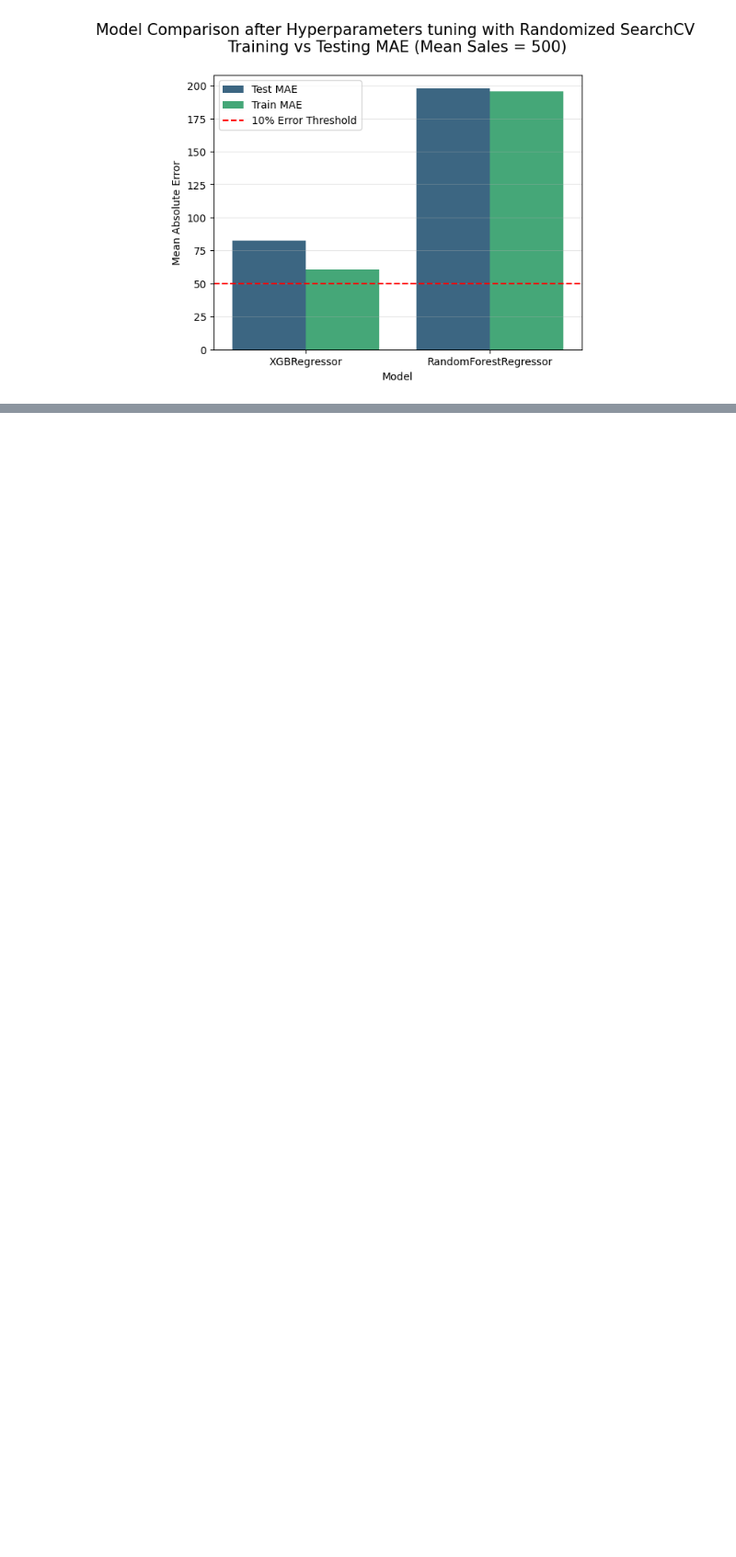
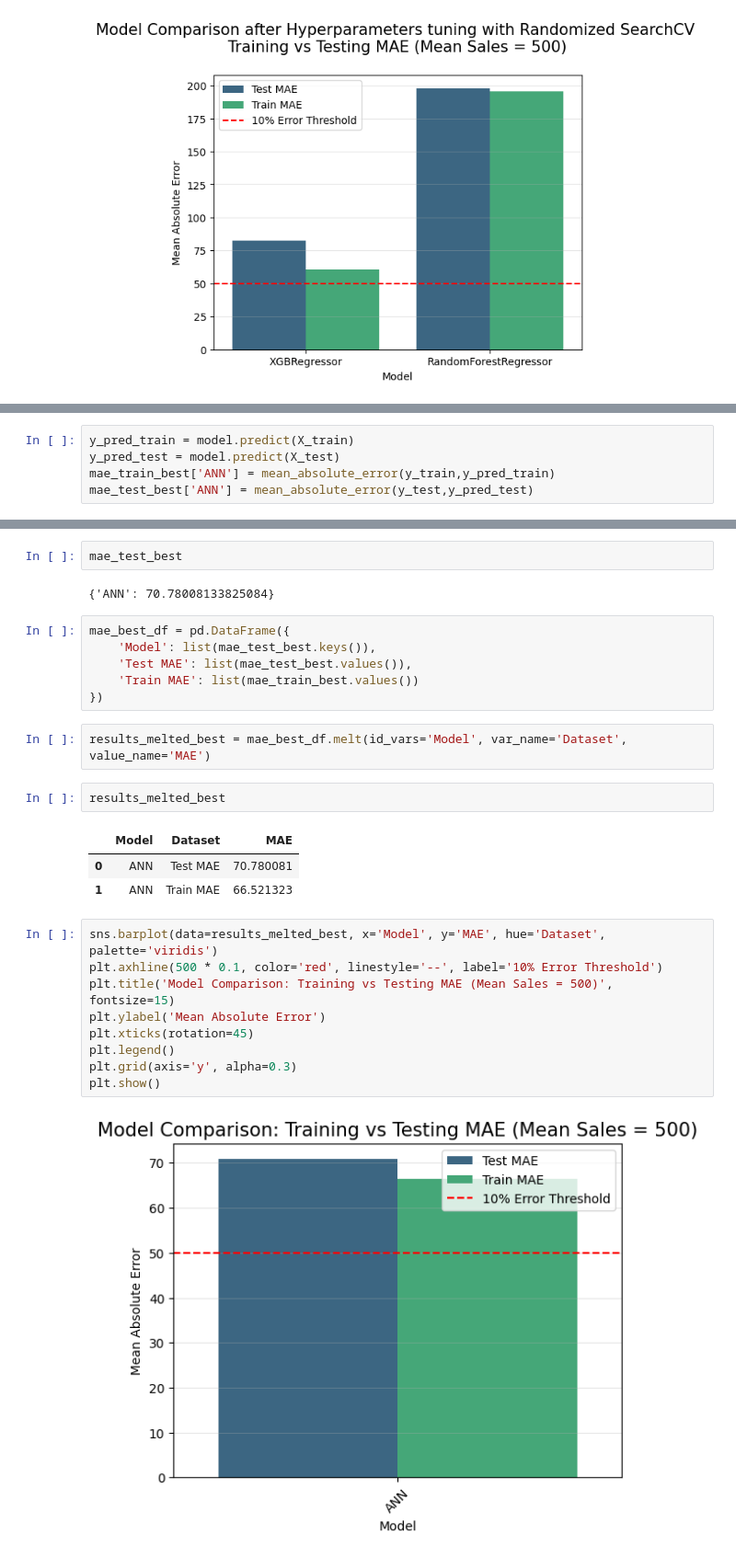
Before and after one commit to BUFONJOKER/store-sales-time-series-forecasting-using-ML-DL-ANN-, a Jupyter notebook: store-sales.ipynb, the cells around one changed output, grey strips where cells are left out. Shown at 92% size. Cells and saved outputs as stored; diff of their text form; blank space fills up the shorter version.

```diff
--- a/store-sales.ipynb
+++ b/store-sales.ipynb
@@ -842,0 +1009,5 @@ plt.show()
+# %%
+y_pred_train = model.predict(X_train)
+y_pred_test = model.predict(X_test)
+mae_train_best['ANN'] = mean_absolute_error(y_train,y_pred_train)
+mae_test_best['ANN'] = mean_absolute_error(y_test,y_pred_test)
@@ -842,0 +1021,29 @@ plt.show()
+# %%
+mae_test_best
+# %% [output]
+{'ANN': 70.78008133825084}
+# %%
+mae_best_df = pd.DataFrame({
+    'Model': list(mae_test_best.keys()),
+    'Test MAE': list(mae_test_best.values()),
+    'Train MAE': list(mae_train_best.values())
+})
+# %%
+results_melted_best = mae_best_df.melt(id_vars='Model', var_name='Dataset', value_name='MAE')
+# %%
+results_melted_best
+# %% [output]
+|  | Model | Dataset | MAE |
+| 0 | ANN | Test MAE | 70.780081 |
+| 1 | ANN | Train MAE | 66.521323 |
+# %%
+sns.barplot(data=results_melted_best, x='Model', y='MAE', hue='Dataset', palette='viridis')
+plt.axhline(500 * 0.1, color='red', linestyle='--', label='10% Error Threshold')
+plt.title('Model Comparison: Training vs Testing MAE (Mean Sales = 500)', fontsize=15)
+plt.ylabel('Mean Absolute Error')
+plt.xticks(rotation=45)
+plt.legend()
+plt.grid(axis='y', alpha=0.3)
+plt.show()
+# %% [output]
+[figure, added]
```
Also changed, not shown: parts of 20 cells of this notebook.
